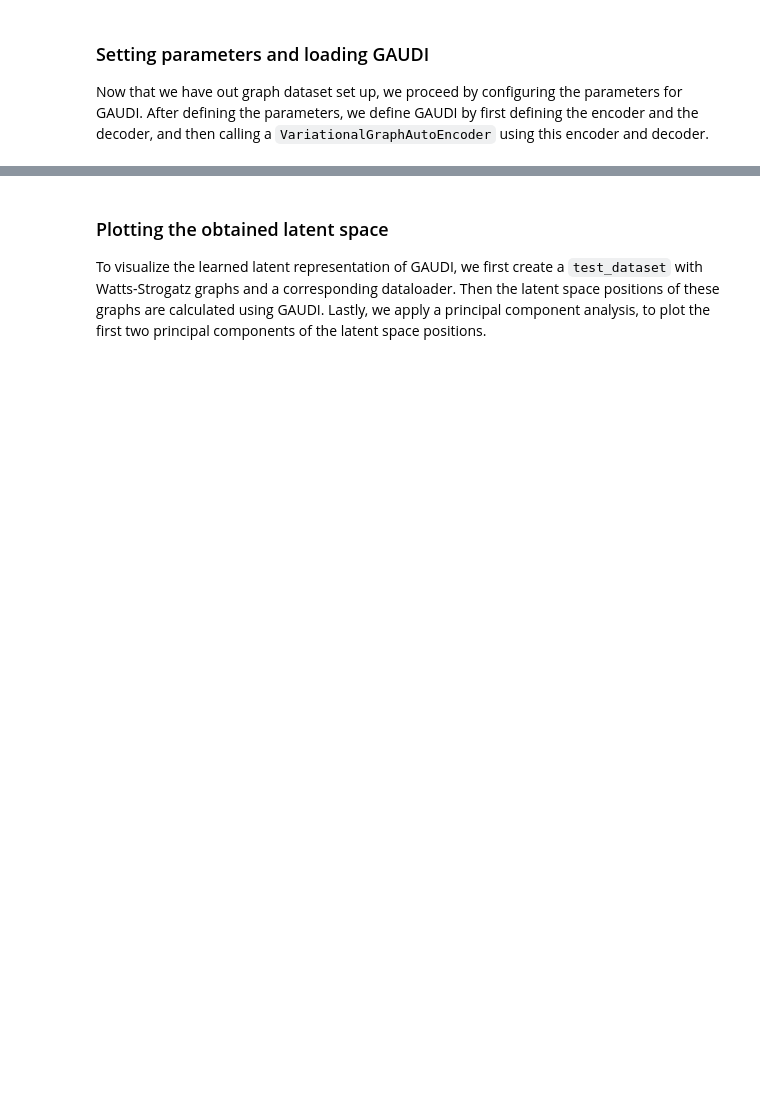
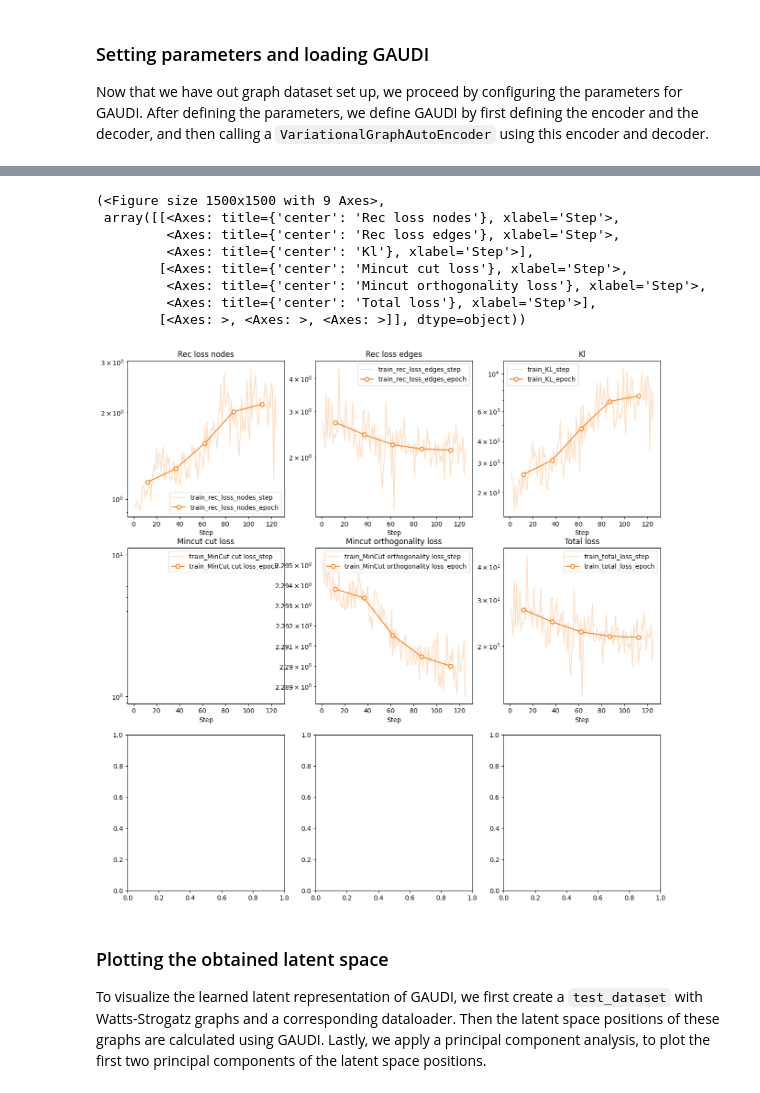
Before and after one commit to softmatterlab/GAUDI, a Jupyter notebook: GAUDI_Watts_Strogatz.ipynb, the cells around one changed output, grey strips where cells are left out. Cells and saved outputs as stored; diff of their text form; code cells hidden in the pictures; blank space fills up the shorter version.

```diff
--- a/GAUDI_Watts_Strogatz.ipynb
+++ b/GAUDI_Watts_Strogatz.ipynb
@@ -128,8 +109,8 @@ train_dataset = WattsStrogatzDataset(
 )
 # %%
-from torch_geometric.loader import DataLoader
+from torch_geometric.data import DataLoader
 
-train_loader = DataLoader(train_dataset, batch_size=1, shuffle=True)
+train_loader = DataLoader(train_dataset, batch_size=8, shuffle=True)
 # %% [markdown]
 ### Setting parameters and loading GAUDI
 
@@ -156,29 +132,9 @@ delta = 1               # weight of MinCut loss
 learning_rate = 5e-5
 # %%
-encoder = GraphEncoder(
-    hidden_features=hidden_dim,
-    num_blocks=num_blocks,
-    num_clusters = num_clusters,
-    thresholds=thresholds
-    )
+encoder = GraphEncoder(hidden_features=96, num_blocks=num_blocks, num_clusters=num_clusters, thresholds=thresholds)
+decoder = GraphDecoder(hidden_features=96, num_blocks=num_blocks, output_node_dim=n_features, output_edge_dim=e_features)
 
-decoder = GraphDecoder(
-    hidden_features=hidden_dim,
-    num_blocks=num_blocks,
-    output_node_dim = n_features,
-    output_edge_dim=e_features
-    )
-
-vgae = VariationalGraphAutoEncoder(
-    encoder=encoder,
-    decoder=decoder,
-    latent_dim=latent_dim,
-    optimizer = dl.Adam(lr=learning_rate),
-    alpha=alpha,
-    beta=beta,
-    gamma=gamma,
-    delta=delta,
-    )
+vgae = VariationalGraphAutoEncoder(encoder=encoder, decoder=decoder, latent_dim=latent_dim, optimizer=dl.Adam(lr=learning_rate), alpha=alpha, beta=beta, gamma=gamma)
 
 print(vgae)
 # %% [output]
@@ -239,3 +183,15 @@ C:\Users\xgrmir\AppData\Local\Packages\PythonSoftwareFoundation.Python.3.11_qbz5
+# %%
+trainer.history.plot()
+# %% [output]
+(<Figure size 1500x1500 with 9 Axes>,
+ array([[<Axes: title={'center': 'Rec loss nodes'}, xlabel='Step'>,
+         <Axes: title={'center': 'Rec loss edges'}, xlabel='Step'>,
+         <Axes: title={'center': 'Kl'}, xlabel='Step'>],
+        [<Axes: title={'center': 'Mincut cut loss'}, xlabel='Step'>,
+         <Axes: title={'center': 'Mincut orthogonality loss'}, xlabel='Step'>,
+         <Axes: title={'center': 'Total loss'}, xlabel='Step'>],
+        [<Axes: >, <Axes: >, <Axes: >]], dtype=object))
+[figure, added]
 # %% [markdown]
 ### Plotting the obtained latent space
 
```
Also changed, not shown: parts of 23 cells of this notebook, 15 other files.
